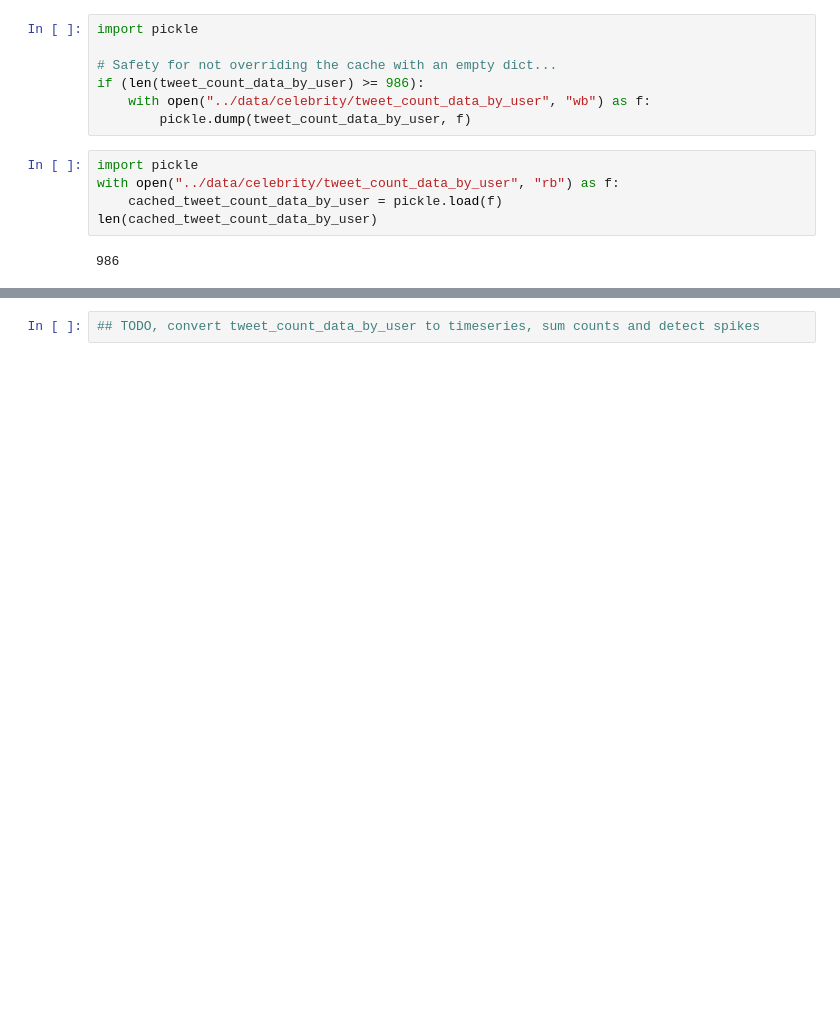
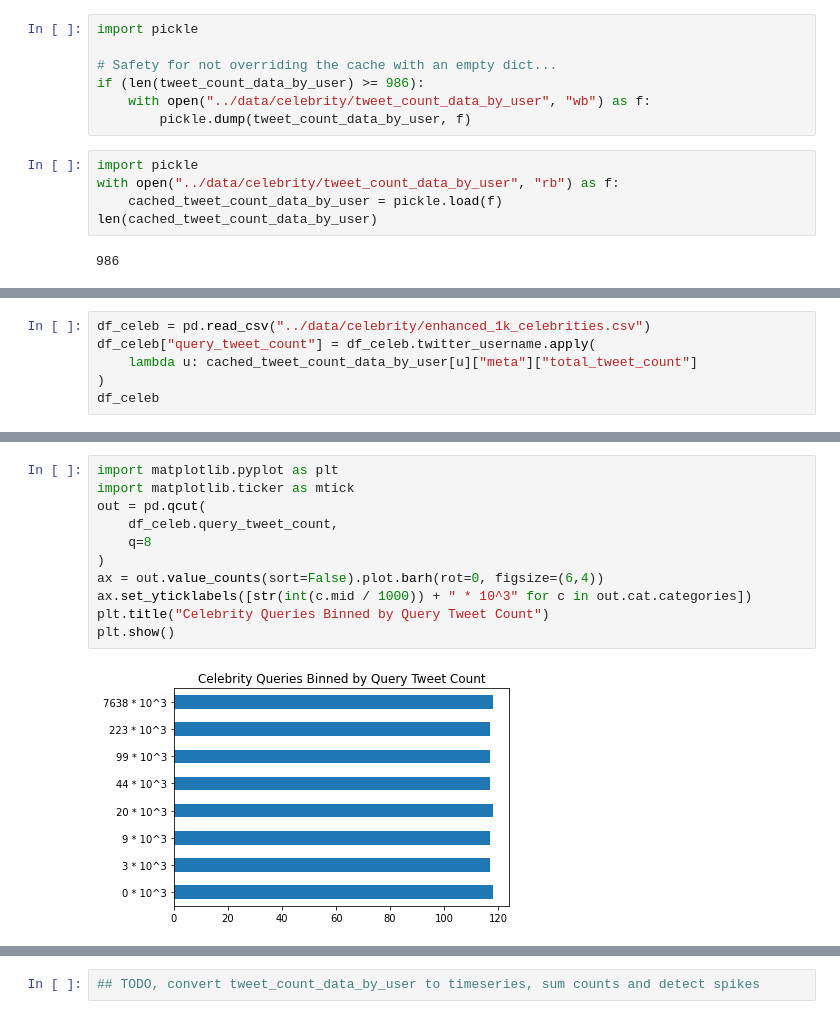
Before and after one commit to anton164/fall-spec, a Jupyter notebook: jupyter_notebooks/celebrity_dataset.ipynb, the cells around one changed output, grey strips where cells are left out. Cells and saved outputs as stored; diff of their text form; blank space fills up the shorter version.

Commit message:
Updated Celebrity Dataset

```diff
--- a/jupyter_notebooks/celebrity_dataset.ipynb
+++ b/jupyter_notebooks/celebrity_dataset.ipynb
@@ -172,0 +176,6 @@ df_celeb.drop(["domain", "type"], axis=1).to_csv("../data/celebrity/enhanced_1k_
+# %%
+df_celeb = pd.read_csv("../data/celebrity/enhanced_1k_celebrities.csv")
+df_celeb["query_tweet_count"] = df_celeb.twitter_username.apply(
+    lambda u: cached_tweet_count_data_by_user[u]["meta"]["total_tweet_count"]
+)
+df_celeb
@@ -172,0 +212,13 @@ df_celeb.drop(["domain", "type"], axis=1).to_csv("../data/celebrity/enhanced_1k_
+# %%
+import matplotlib.pyplot as plt
+import matplotlib.ticker as mtick
+out = pd.qcut(
+    df_celeb.query_tweet_count,
+    q=8
+)
+ax = out.value_counts(sort=False).plot.barh(rot=0, figsize=(6,4))
+ax.set_yticklabels([str(int(c.mid / 1000)) + " * 10^3" for c in out.cat.categories])
+plt.title("Celebrity Queries Binned by Query Tweet Count")
+plt.show()
+# %% [output]
+[figure, added]
```
Also changed, not shown: parts of 7 cells of this notebook, 1 other file.
